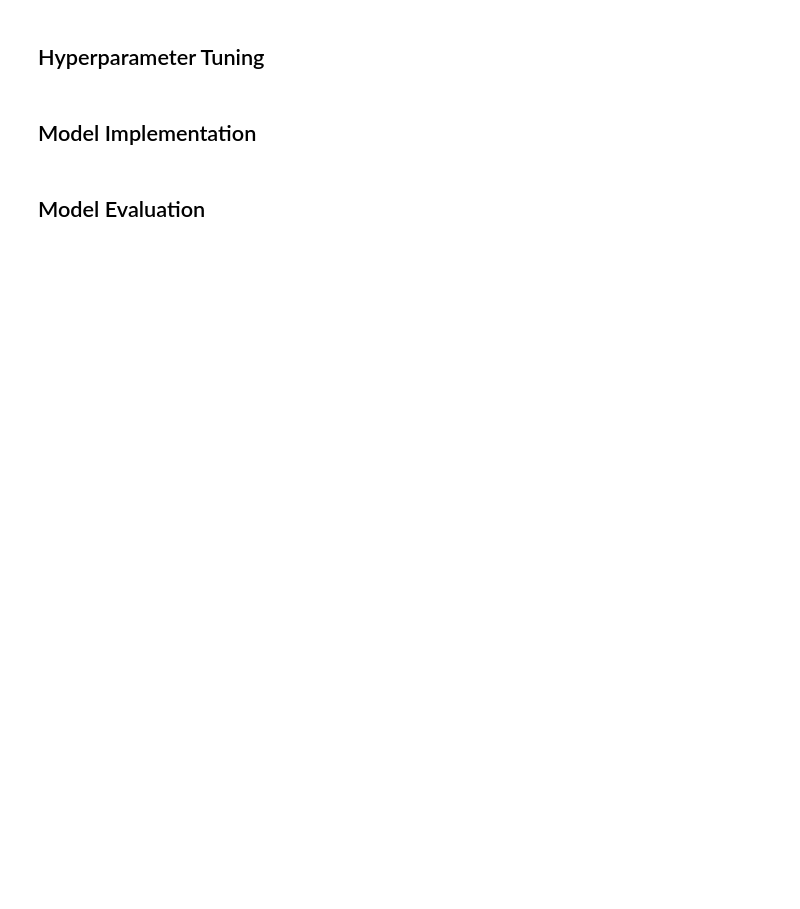
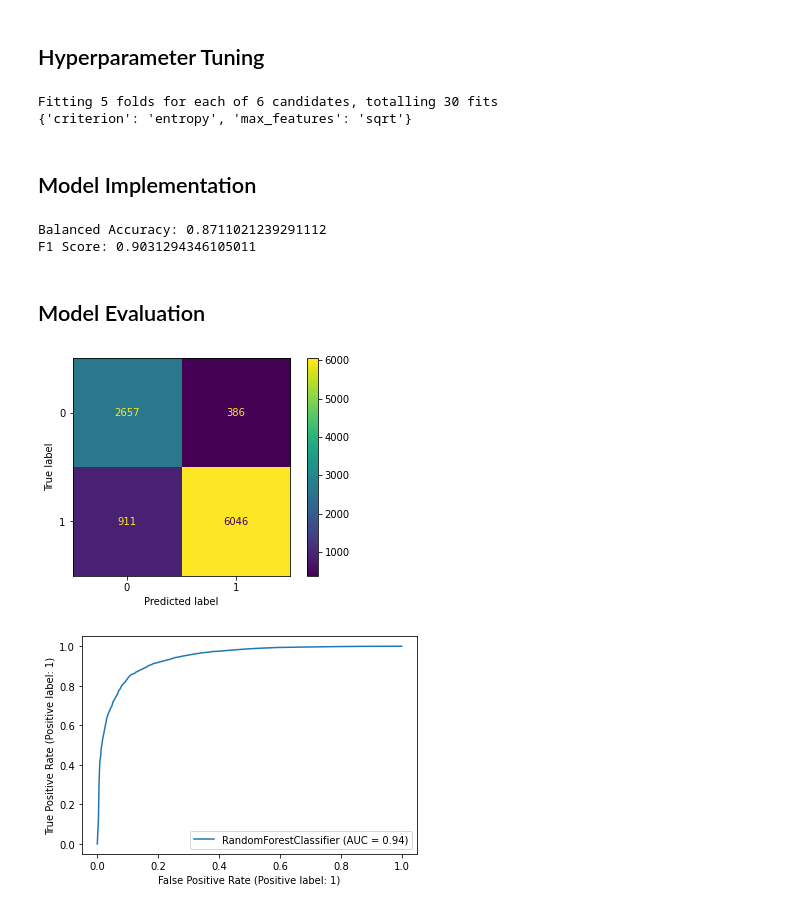
Before and after one commit to ah161652/data_science_projects, a Jupyter notebook: projects/Classification/insurance_quotes/insurance_quotes.ipynb, the cells around one changed output. Drawn from its saved outputs; the diff is of its cells as text; code cells hidden in the pictures; blank space fills up the shorter version.

```diff
--- a/projects/Classification/insurance_quotes/insurance_quotes.ipynb
+++ b/projects/Classification/insurance_quotes/insurance_quotes.ipynb
@@ -118,0 +169,5 @@ df.corr()
+# %%
+scaler = StandardScaler()
+scaler.fit(x_train)
+scaler.transform(x_train)
+scaler.transform(x_test)
@@ -125,2 +190,6 @@ df.corr()
+# %%
+rus = RandomUnderSampler()
+x_train, y_train = rus.fit_resample(x_train, y_train)
+x_train, y_train = SMOTE().fit_resample(x_train, y_train)
 # %% [markdown]
 ## Model Selection
@@ -127,6 +241,39 @@ df.corr()
 # %% [markdown]
 ## Hyperparameter Tuning
+# %%
+parameters = {
+    'criterion': ['gini', 'entropy'],
+    'max_features': ['auto', 'sqrt', 'log2'],
+            }
+
+grid = GridSearchCV(rand_forest, param_grid = parameters, scoring='balanced_accuracy', verbose=1)
+grid.fit(x_train, y_train)
+print(grid.best_params_)
+# %% [output]
+Fitting 5 folds for each of 6 candidates, totalling 30 fits
+{'criterion': 'entropy', 'max_features': 'sqrt'}
 # %% [markdown]
 ## Model Implementation
+# %%
+#collapse-hide
+rand_forest = ensemble.RandomForestClassifier(criterion = 'entropy', max_features='sqrt', n_jobs=-1)
+rand_forest.fit(x_train,y_train)
+
+predictions = rand_forest.predict(x_test)
+accuracy = metrics.balanced_accuracy_score(y_test,predictions)
+f1 = metrics.f1_score(y_test,predictions)
+print('Balanced Accuracy: '+str(accuracy))
+print('F1 Score: '+str(f1))
+# %% [output]
+Balanced Accuracy: 0.8711021239291112
+F1 Score: 0.9031294346105011
 # %% [markdown]
 ## Model Evaluation
+# %%
+#collapse-hide
+c_matrix = metrics.plot_confusion_matrix(rand_forest, x_test,y_test)
+metrics.plot_roc_curve(rand_forest, x_test,y_test)
+plt.show()
+# %% [output]
+[figure, added]
+[figure, added]
```
Also changed, not shown: parts of 18 cells of this notebook.
